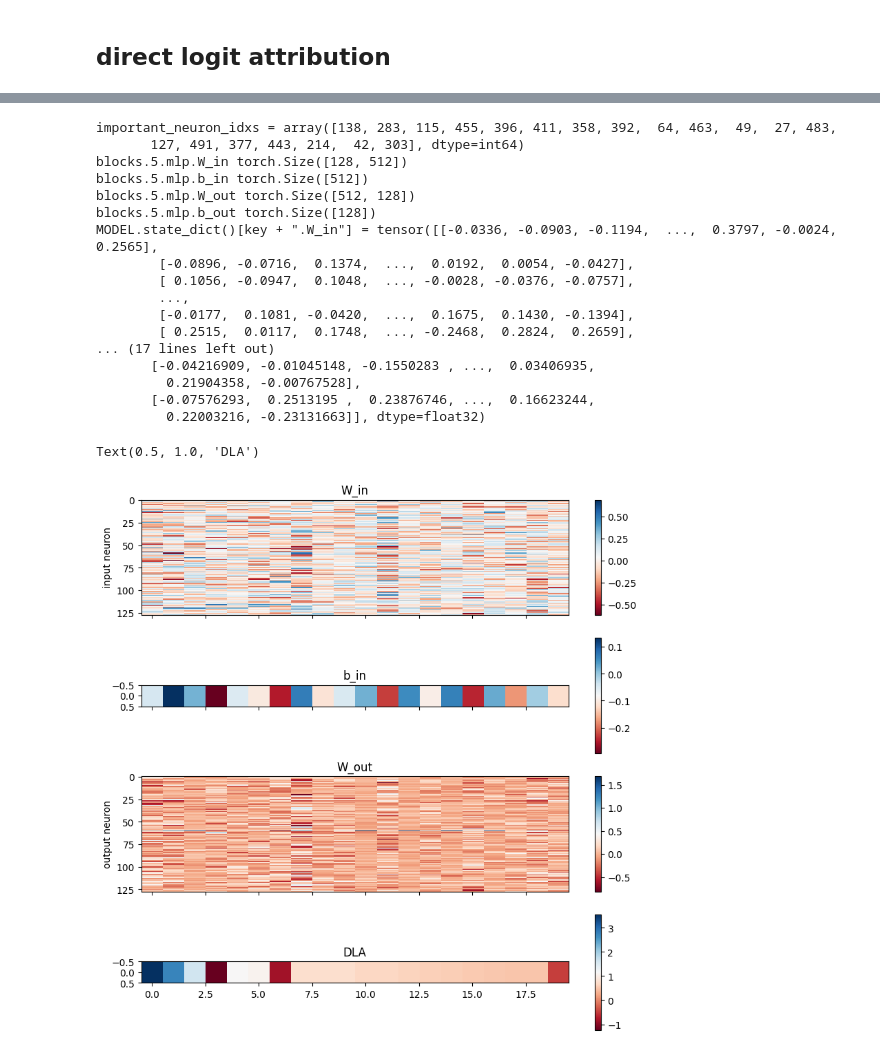
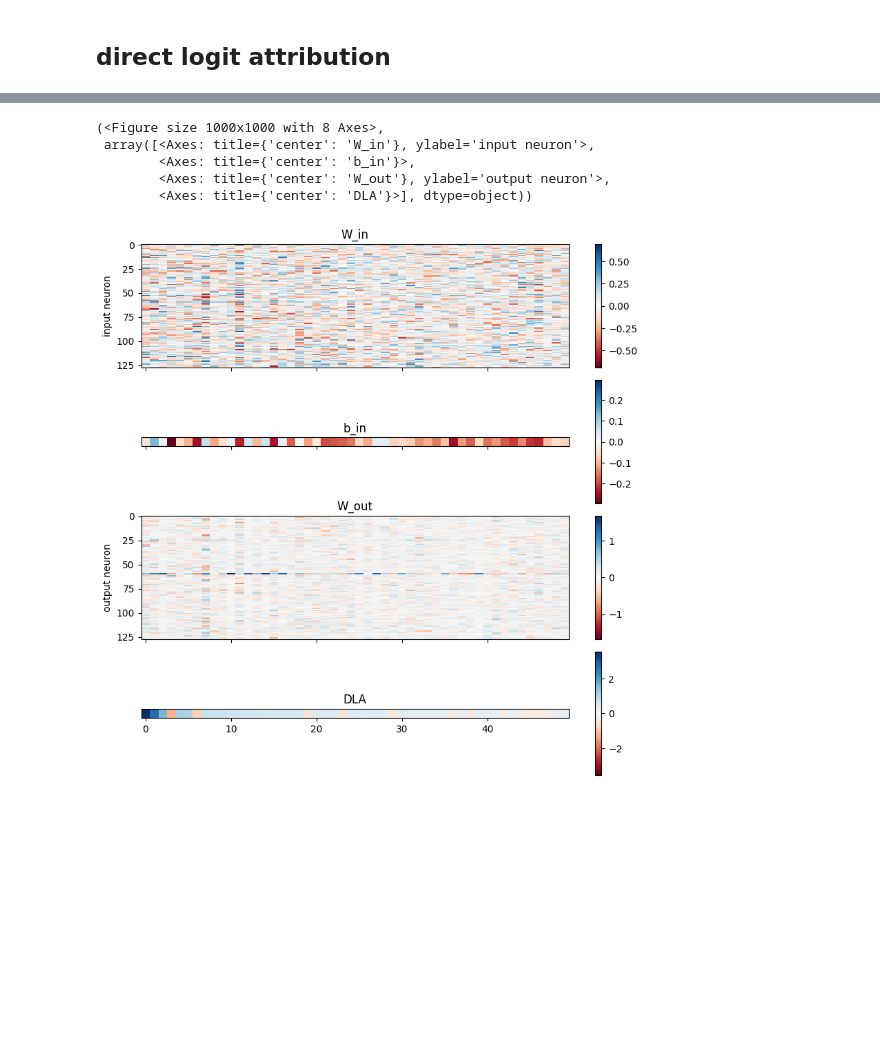
Before and after one commit to understanding-search/maze-transformer, a Jupyter notebook: notebooks/direct_logit_attribution.ipynb, the cells around one changed output, grey strips where cells are left out. Saved outputs shown, nothing was run; the diff lists cells and outputs as text; code cells hidden in the pictures; blank space fills up the shorter version.

```diff
--- a/notebooks/direct_logit_attribution.ipynb
+++ b/notebooks/direct_logit_attribution.ipynb
@@ -310,64 +310,20 @@ per_neuron_logit_diffs.shape = torch.Size([3072])
 per_neuron_logit_diffs.shape = torch.Size([6, 512])
 [figure]
 [figure]
-# %%
-
-# find the 5 most important neurons
-n_important_neurons: int = 20
-important_neuron_idxs: Int[np.ndarray, "n_important_neurons"] = np.argsort(np.abs(DLA_DATA["neurons"][-1]))[-n_important_neurons:][::-1]
-print(f"{important_neuron_idxs = }")
-
-# get the weights for the most important neurons
-n_layers: int = MODEL.zanj_model_config.model_cfg.n_layers
-key: str = f"blocks.{n_layers-1}.mlp"
-for sufx in ("W_in", "b_in", "W_out", "b_out"):
-	k: str = f"{key}.{sufx}"
-	print(k, MODEL.state_dict()[k].shape)
-
-fig, ax = plt.subplots(4, 1, figsize=(10, 10), sharex=True)
-# plot in weight
-print(f'{MODEL.state_dict()[key + ".W_in"] = }')
-print(f'{MODEL.state_dict()[key + ".W_in"][:] = }')
-print(f'{MODEL.state_dict()[key + ".W_in"].cpu().numpy()[:, important_neuron_idxs] = }')
-ax[0].imshow(MODEL.state_dict()[key + ".W_in"].cpu().numpy()[:, important_neuron_idxs], aspect='auto', interpolation='none', cmap='RdBu')
-fig.colorbar(ax[0].get_images()[0], ax=ax[0])
-ax[0].set_title("W_in")
-ax[0].set_ylabel("input neuron")
-# plot in bias
-ax[1].imshow(MODEL.state_dict()[key + ".b_in"].cpu().numpy()[important_neuron_idxs][None, :], aspect='equal', interpolation='none', cmap='RdBu')
-fig.colorbar(ax[1].get_images()[0], ax=ax[1])
-ax[1].set_title("b_in")
-
-# plot out weight
-ax[2].imshow(MODEL.state_dict()[key + ".W_out"].cpu().numpy()[important_neuron_idxs, :].T, aspect='auto', interpolation='none', cmap='RdBu')
-fig.colorbar(ax[2].get_images()[0], ax=ax[2])
-ax[2].set_title("W_out")
-ax[2].set_ylabel("output neuron")
-
-# plot dla
-ax[3].imshow(DLA_DATA["neurons"][-1][important_neuron_idxs][None, :], aspect='equal', interpolation='none', cmap='RdBu')
-fig.colorbar(ax[3].get_images()[0], ax=ax[3])
-ax[3].set_title("DLA")
-# %% [output]
-important_neuron_idxs = array([138, 283, 115, 455, 396, 411, 358, 392,  64, 463,  49,  27, 483,
-       127, 491, 377, 443, 214,  42, 303], dtype=int64)
-blocks.5.mlp.W_in torch.Size([128, 512])
-blocks.5.mlp.b_in torch.Size([512])
-blocks.5.mlp.W_out torch.Size([512, 128])
-blocks.5.mlp.b_out torch.Size([128])
-MODEL.state_dict()[key + ".W_in"] = tensor([[-0.0336, -0.0903, -0.1194,  ...,  0.3797, -0.0024,  0.2565],
-        [-0.0896, -0.0716,  0.1374,  ...,  0.0192,  0.0054, -0.0427],
-        [ 0.1056, -0.0947,  0.1048,  ..., -0.0028, -0.0376, -0.0757],
-        ...,
-        [-0.0177,  0.1081, -0.0420,  ...,  0.1675,  0.1430, -0.1394],
-        [ 0.2515,  0.0117,  0.1748,  ..., -0.2468,  0.2824,  0.2659],
-... (17 lines left out)
-       [-0.04216909, -0.01045148, -0.1550283 , ...,  0.03406935,
-         0.21904358, -0.00767528],
-       [-0.07576293,  0.2513195 ,  0.23876746, ...,  0.16623244,
-         0.22003216, -0.23131663]], dtype=float32)
-Text(0.5, 1.0, 'DLA')
-[figure, removed]
+# %%
+plot_important_neurons(
+    MODEL,
+    layer=-1,
+    neuron_dla_data=DLA_DATA["neurons"],
+    n_important_neurons=50,
+)
+# %% [output]
+(<Figure size 1000x1000 with 8 Axes>,
+ array([<Axes: title={'center': 'W_in'}, ylabel='input neuron'>,
+        <Axes: title={'center': 'b_in'}>,
+        <Axes: title={'center': 'W_out'}, ylabel='output neuron'>,
+        <Axes: title={'center': 'DLA'}>], dtype=object))
+[figure, added]
 # %%
 # let's try to plot the values of the attention heads for the top and bottom n contributing heads
 # (layer, head, value)
```
Also changed, not shown: parts of 5 cells of this notebook, 1 other file.
